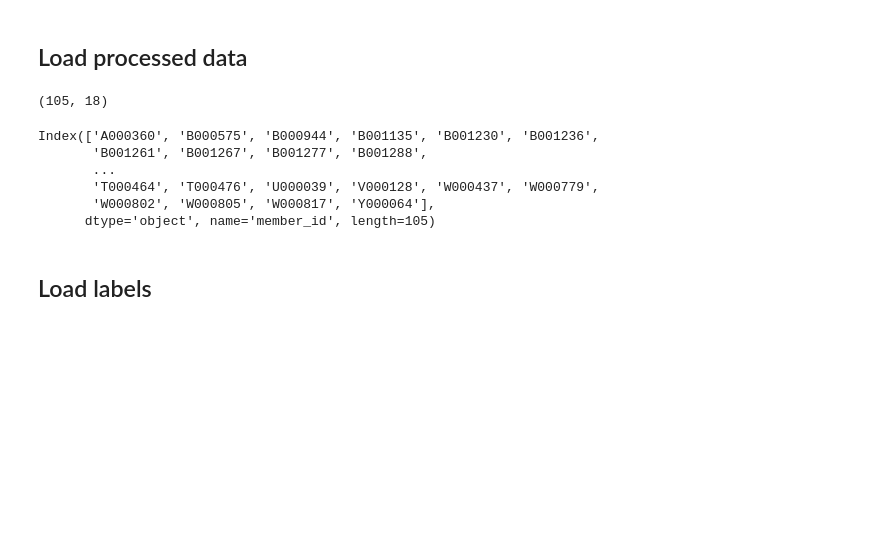
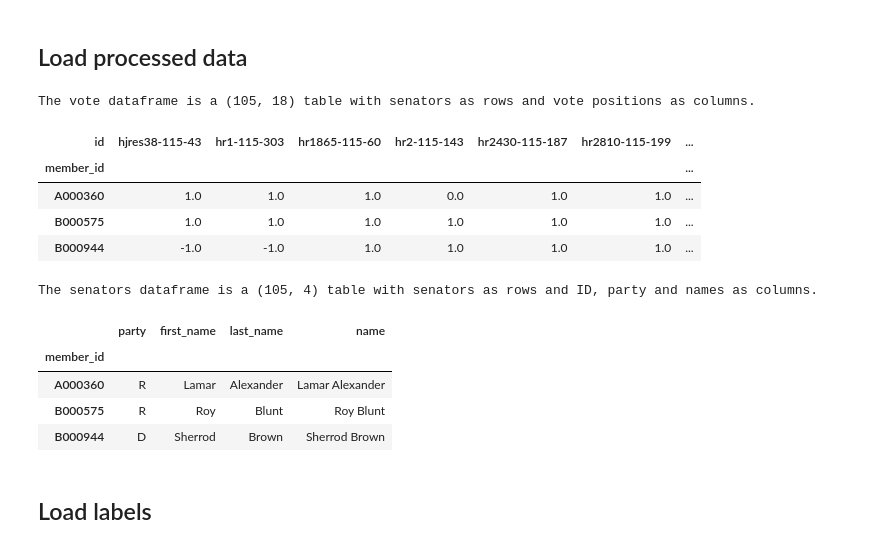
Before and after one commit to lkiel/US-Senators, a Jupyter notebook: Project Demonstration.ipynb, the cells around one changed output. Cells and saved outputs as stored; diff of their text form; code cells hidden in the pictures; blank space fills up the shorter version.

```diff
--- a/Project Demonstration.ipynb
+++ b/Project Demonstration.ipynb
@@ -34,17 +37,29 @@ The autoreload extension is already loaded. To reload it, use:
 # %% [markdown]
 ## Load processed data
-# %%
-votes = pd.read_pickle("data/processed/processed_votes.pickle")
-print(votes.shape)
-display(votes.index)
-# %% [output]
-(105, 18)
-Index(['A000360', 'B000575', 'B000944', 'B001135', 'B001230', 'B001236',
-       'B001261', 'B001267', 'B001277', 'B001288',
-       ...
-       'T000464', 'T000476', 'U000039', 'V000128', 'W000437', 'W000779',
-       'W000802', 'W000805', 'W000817', 'Y000064'],
-      dtype='object', name='member_id', length=105)
+# %%
+votes = pd.read_pickle("data/processed/processed_votes.pickle")
+print("\n\n\nThe vote dataframe is a " + str(votes.shape) + " table with senators as rows and vote positions as columns.")
+display(votes.head(3))
+
+senators = pd.read_pickle("data/processed/processed_senators.pickle")
+print("\n\n\nThe senators dataframe is a " + str(senators.shape) + " table with senators as rows and ID, party and names as columns.")
+display(senators.head(3))
+
+senators_party = senators['party']
+numerical_labels = np.vectorize({'R':0.,'D':0.12,'I':0.223}.get)(senators_party)
+# %% [output]
+The vote dataframe is a (105, 18) table with senators as rows and vote positions as columns.
+| id | hjres38-115-43 | hr1-115-303 | hr1865-115-60 | hr2-115-143 | hr2430-115-187 | hr2810-115-199 | ... |
+| member_id |  |  |  |  |  |  | ... |
+| A000360 | 1.0 | 1.0 | 1.0 | 0.0 | 1.0 | 1.0 | ... |
+| B000575 | 1.0 | 1.0 | 1.0 | 1.0 | 1.0 | 1.0 | ... |
+| B000944 | -1.0 | -1.0 | 1.0 | 1.0 | 1.0 | 1.0 | ... |
+The senators dataframe is a (105, 4) table with senators as rows and ID, party and names as columns.
+|  | party | first_name | last_name | name |
+| member_id |  |  |  |  |
+| A000360 | R | Lamar | Alexander | Lamar Alexander |
+| B000575 | R | Roy | Blunt | Roy Blunt |
+| B000944 | D | Sherrod | Brown | Sherrod Brown |
 # %% [markdown]
 ## Load labels
 # %% [markdown]
```
Also changed, not shown: parts of 14 cells of this notebook, 6 other files.
